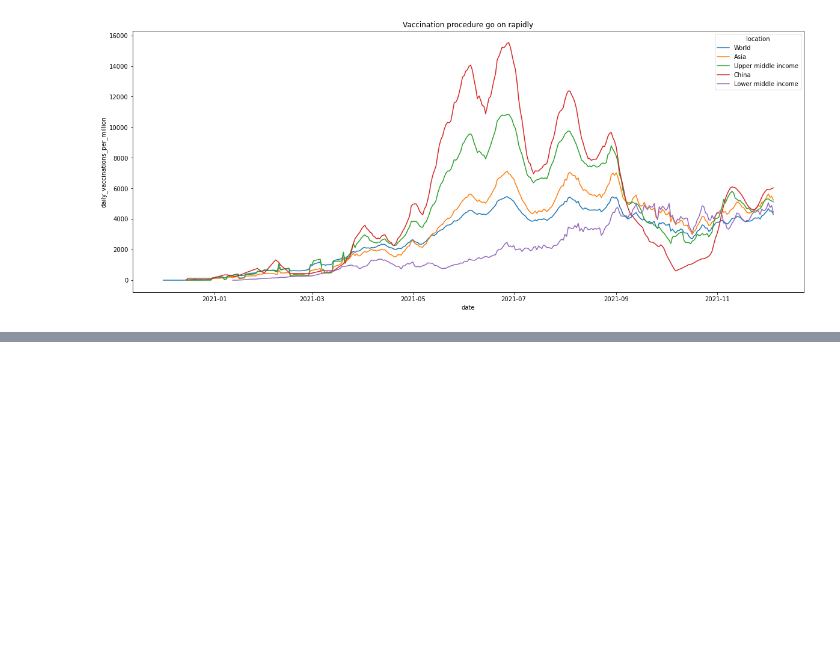
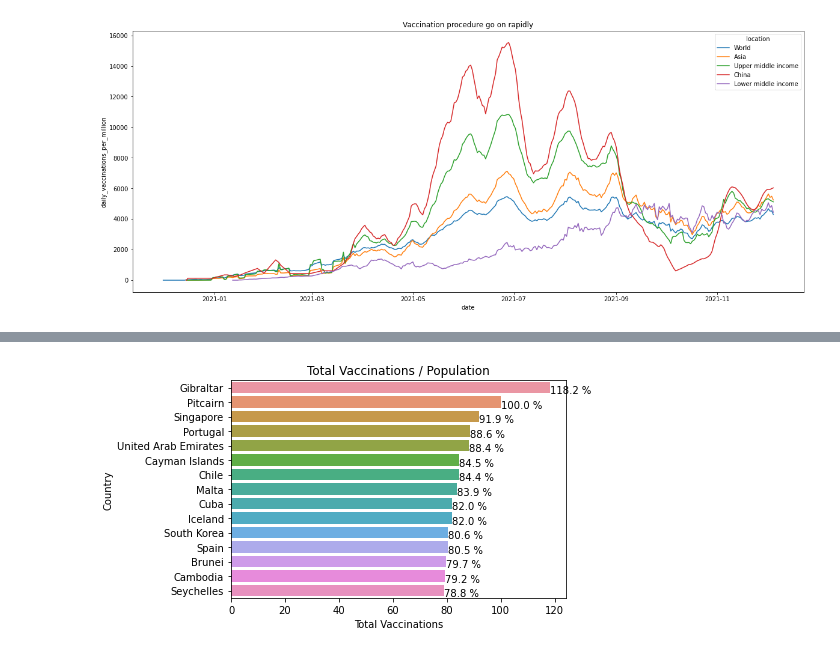
Before and after one commit to augustinexu/2021Fall_finals, a Jupyter notebook: final.ipynb, the cells around one changed output, grey strips where cells are left out. Saved outputs shown, nothing was run; the diff lists cells and outputs as text; code cells hidden in the pictures; blank space fills up the shorter version.

```diff
--- a/final.ipynb
+++ b/final.ipynb
@@ -198,0 +274,19 @@ plt.title('Vaccination procedure go on rapidly');
+# %%
+# the percentage of people who fully vaccinated in different country
+
+population_country=df.groupby('location')['people_fully_vaccinated_per_hundred'].max().sort_values(ascending=False).head(15)
+
+ax = sns.barplot(x= population_country, y= population_country.index)
+plt.title('Total Vaccinations / Population')
+plt.xlabel('Total Vaccinations')
+plt.ylabel('Country')
+
+for patch in ax.patches:
+    width = patch.get_width()
+    height = patch.get_height()
+    x = patch.get_x()
+    y = patch.get_y()
+
+    plt.text(width + x, height + y, '{:.1f} %'.format(width))
+# %% [output]
+[figure, added]
```
Also changed, not shown: parts of 8 cells of this notebook, 1 other file.
